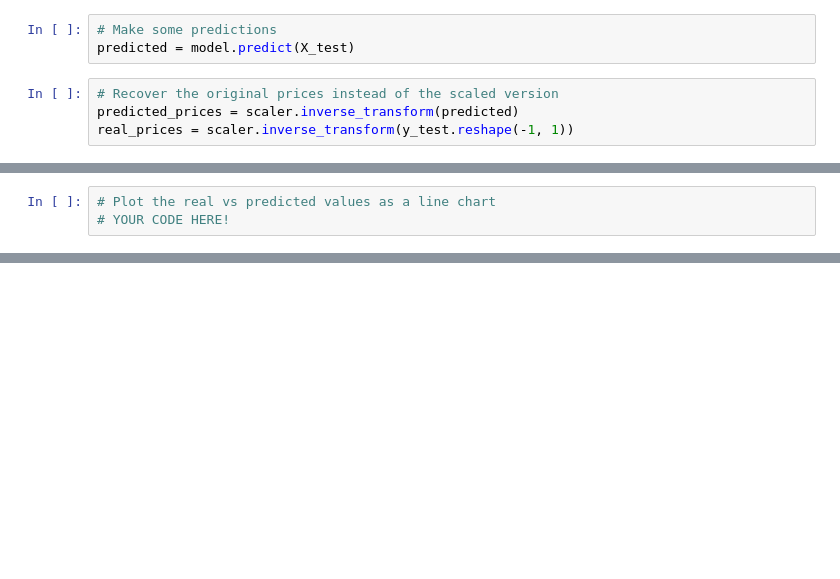
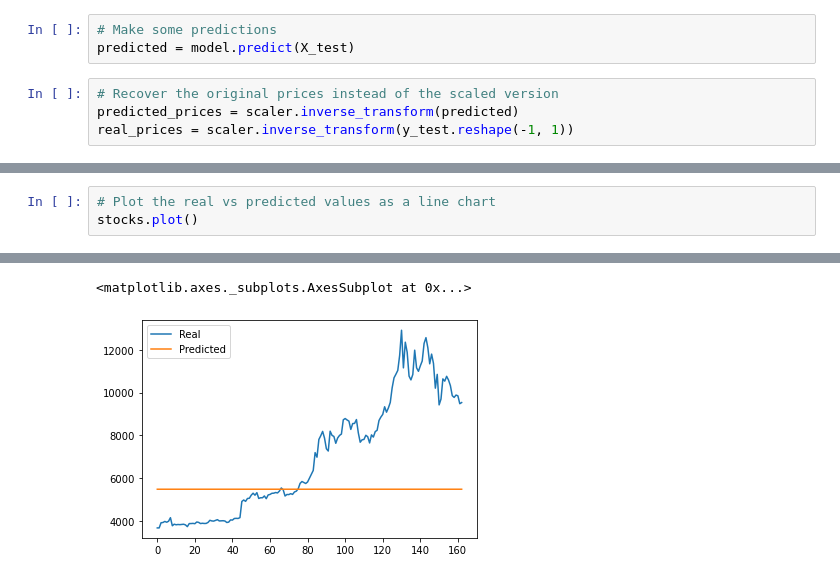
Before and after one commit to MatrimCauthon88/Deep_Learning_Simulation, a Jupyter notebook: lstm_stock_predictor_fng.ipynb, the cells around one changed output, grey strips where cells are left out. Drawn from its saved outputs; the diff is of its cells as text; blank space fills up the shorter version.

Commit message:
Created a plot of the real prices and predicted prices.

```diff
--- a/lstm_stock_predictor_fng.ipynb
+++ b/lstm_stock_predictor_fng.ipynb
@@ -286,4 +286,4 @@ stocks.head()
 # %%
 # Plot the real vs predicted values as a line chart
-# YOUR CODE HERE!
+stocks.plot()
 # %% [output]
@@ -290,0 +290,2 @@ stocks.head()
+<matplotlib.axes._subplots.AxesSubplot at 0x...>
+[figure, added]
```
Also changed, not shown: parts of 2 cells of this notebook.
